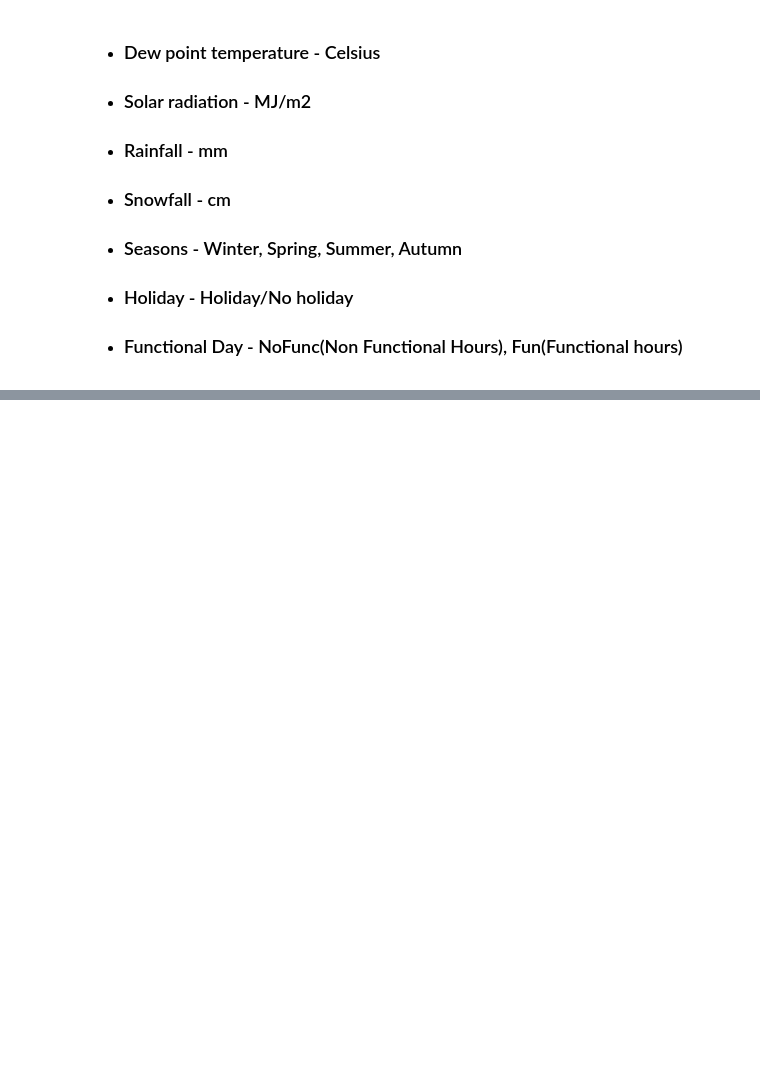
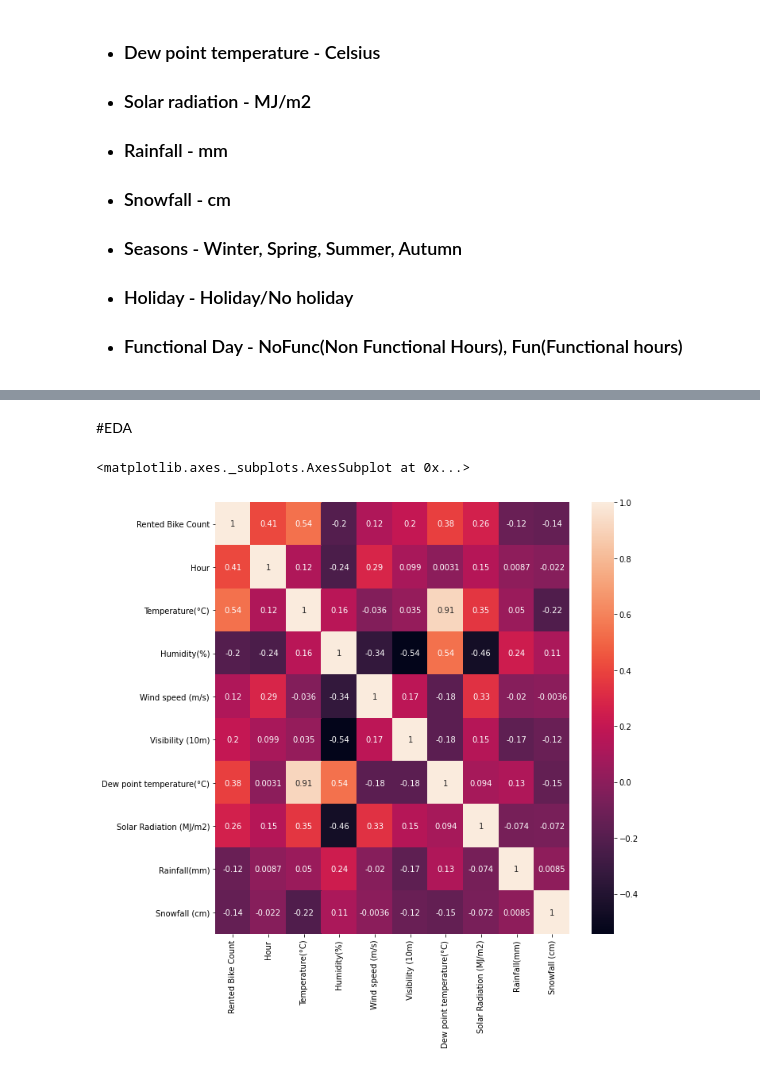
Before and after one commit to SajalSinha/Bike_sharing_demand, a Jupyter notebook: Bike_Sharing_Demand_Prediction_Capstone_Project_2.ipynb, the cells around one changed output, grey strips where cells are left out. Cells and saved outputs as stored; diff of their text form; code cells hidden in the pictures; blank space fills up the shorter version.

```diff
--- a/Bike_Sharing_Demand_Prediction_Capstone_Project_2.ipynb
+++ b/Bike_Sharing_Demand_Prediction_Capstone_Project_2.ipynb
@@ -30,0 +53,2 @@
+# %%
+df = pd.read_csv('/content/drive/MyDrive/Capstone Project 2/Bike Sharing Demand Prediction/Data & Resources/SeoulBikeData.csv',encoding = 'latin1')
@@ -30,0 +136,8 @@
+# %% [markdown]
+#EDA
+# %%
+ plt.figure(figsize=(10,10))
+ sns.heatmap(df.corr(), annot=True)
+# %% [output]
+<matplotlib.axes._subplots.AxesSubplot at 0x...>
+[figure, added]
```
Also changed, not shown: parts of 15 cells of this notebook.
